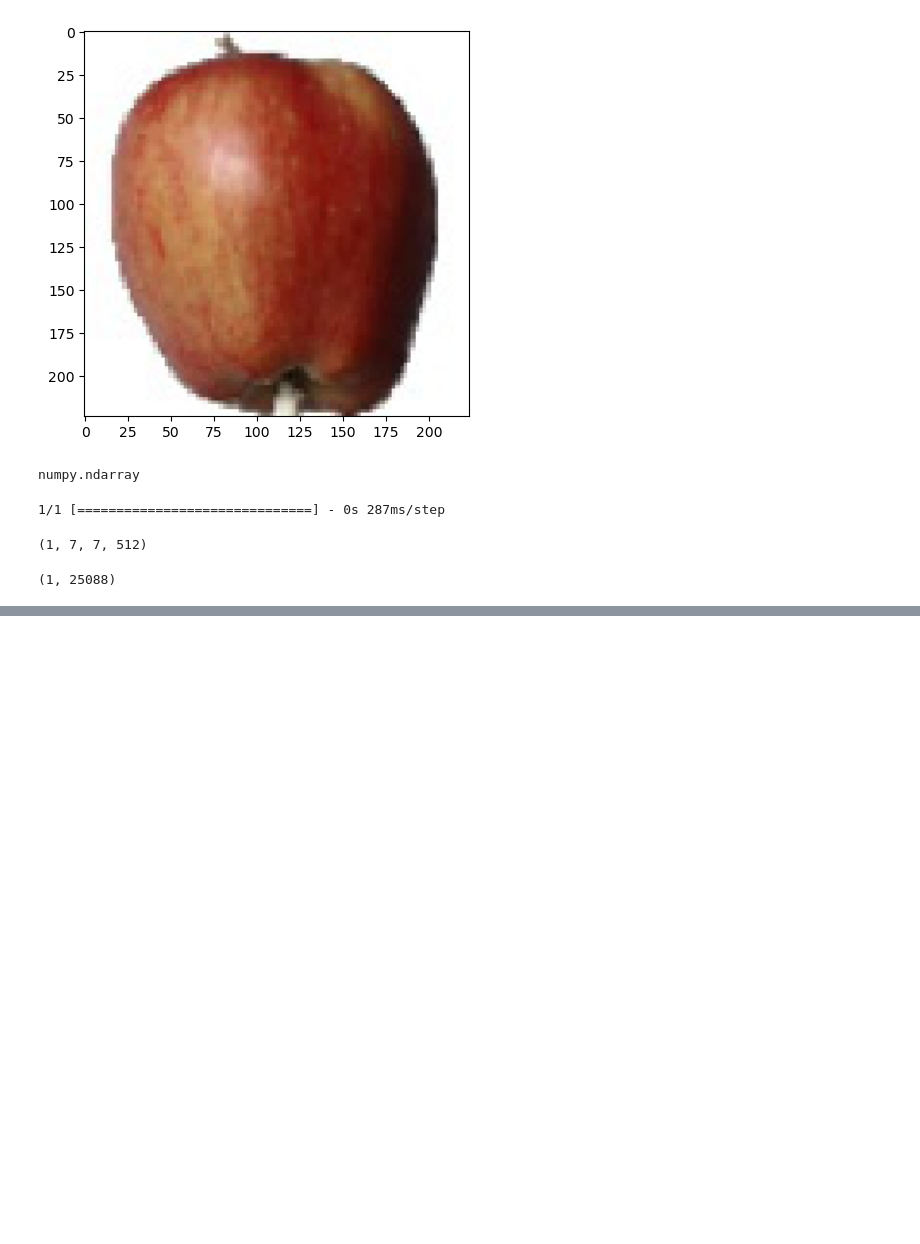
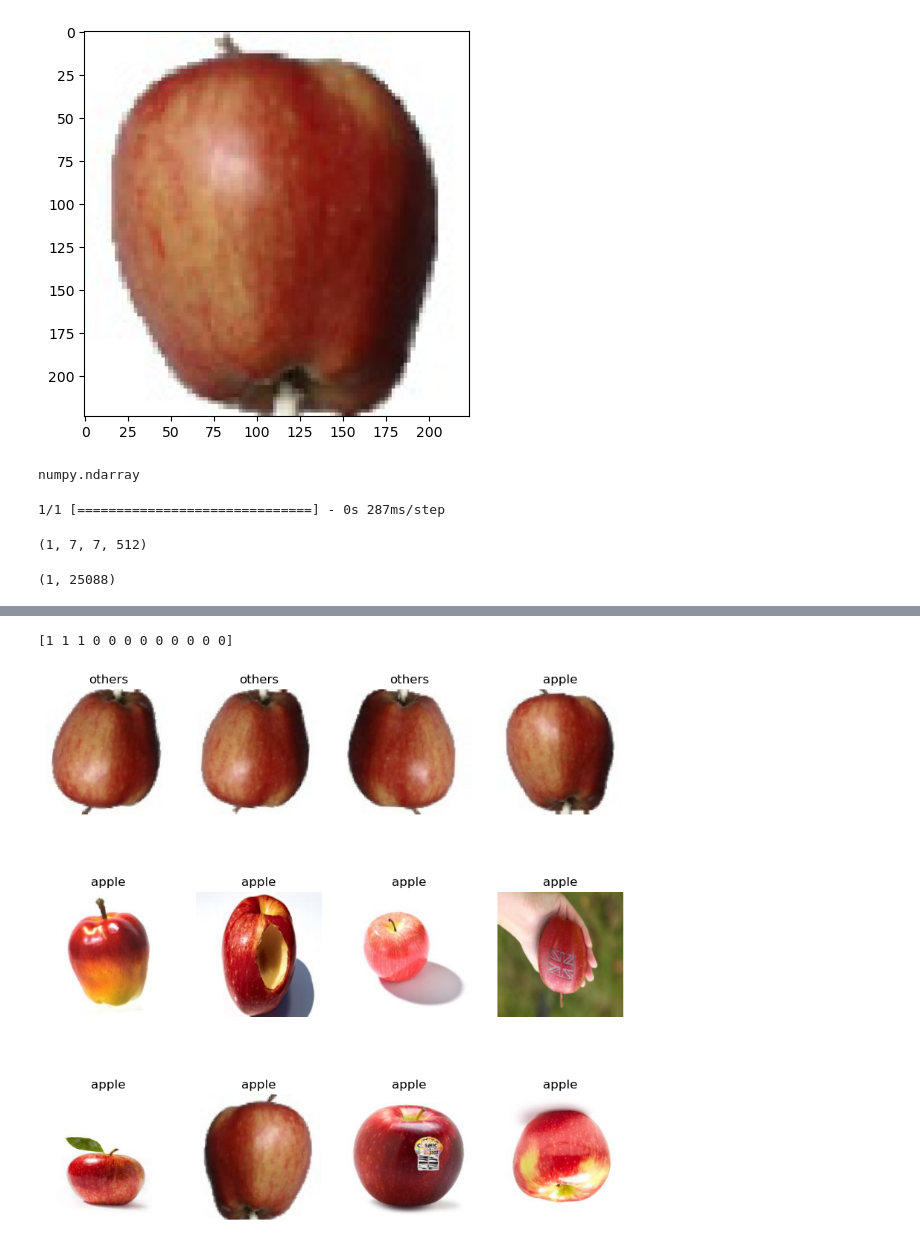
Before and after one commit to ChaoEcho/ml_learn, a Jupyter notebook: my_learn/learn-8-13.ipynb, the cells around one changed output, grey strips where cells are left out. Cells and saved outputs as stored; diff of their text form; code cells hidden in the pictures; blank space fills up the shorter version.

```diff
--- a/my_learn/learn-8-13.ipynb
+++ b/my_learn/learn-8-13.ipynb
@@ -267,0 +376,12 @@ features.shape
+# %%
+folder_test = 'D:/Resource/EchoChao/Projects/Pycharm/learing/other_learn/week10/test_data'
+dirs_test = os.listdir(folder_test)
+
+img_path_test = []
+
+for i in dirs_test:
+    if os.path.splitext(i)[1] == '.jpg':
+        img_path_test.append(i)
+
+img_path_test = [folder_test + '//' + i for i in img_path_test]
+img_path_test
@@ -267,0 +401,7 @@ features.shape
+# %%
+features_test = np.zeros([len(img_path_test),7*7*512])
+for i in range(len(img_path_test)):
+    feature_i = modelProcess(img_path_test[i],model_vgg)
+    print('preprocessed:',img_path_test[i])
+    features_test[i] = feature_i
+X_test = features_test
@@ -267,0 +426,16 @@ features.shape
+# %%
+y_predict_kmeans_test = cnn_kmeans.predict(X_test)
+print(y_predict_kmeans_test)
+# %% [output]
+[1 1 1 0 0 0 0 0 0 0 0 0]
+# %%
+#visualize the result
+fig3 = plt.figure(figsize=(10,10))
+for i in range(3):
+    for j in range(4):
+        img = load_img(img_path_test[i*4+j])#read the image
+        plt.subplot(3,4,i*4+j+1)
+        plt.title('apple' if y_predict_kmeans_test[i*4+j]==normal_apple_id else 'others')
+        plt.imshow(img),plt.axis('off')
+# %% [output]
+[figure, added]
```
Also changed, not shown: parts of 12 cells of this notebook.
